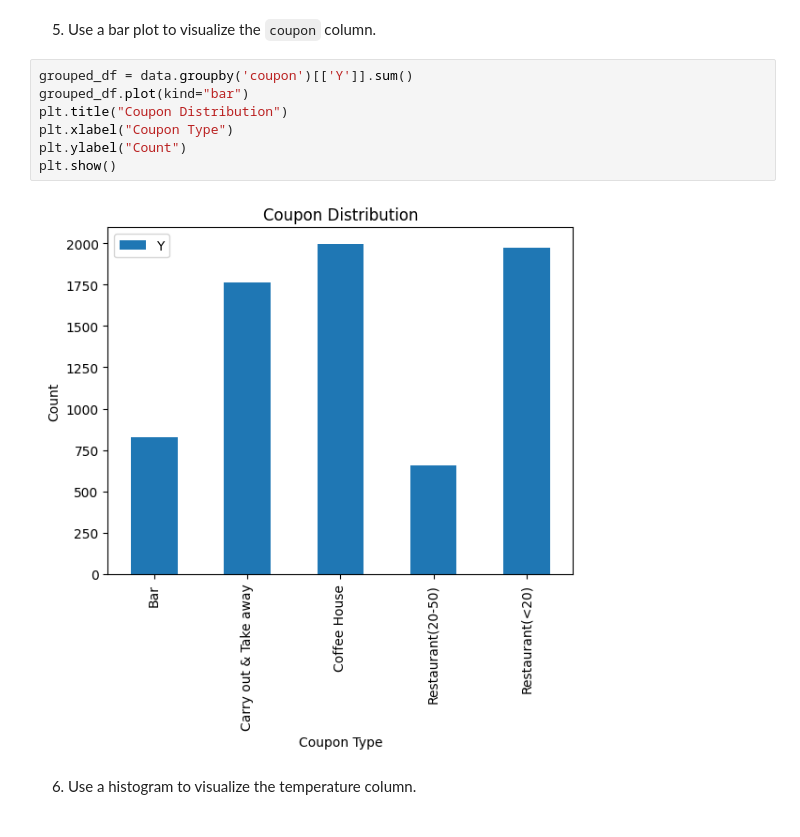
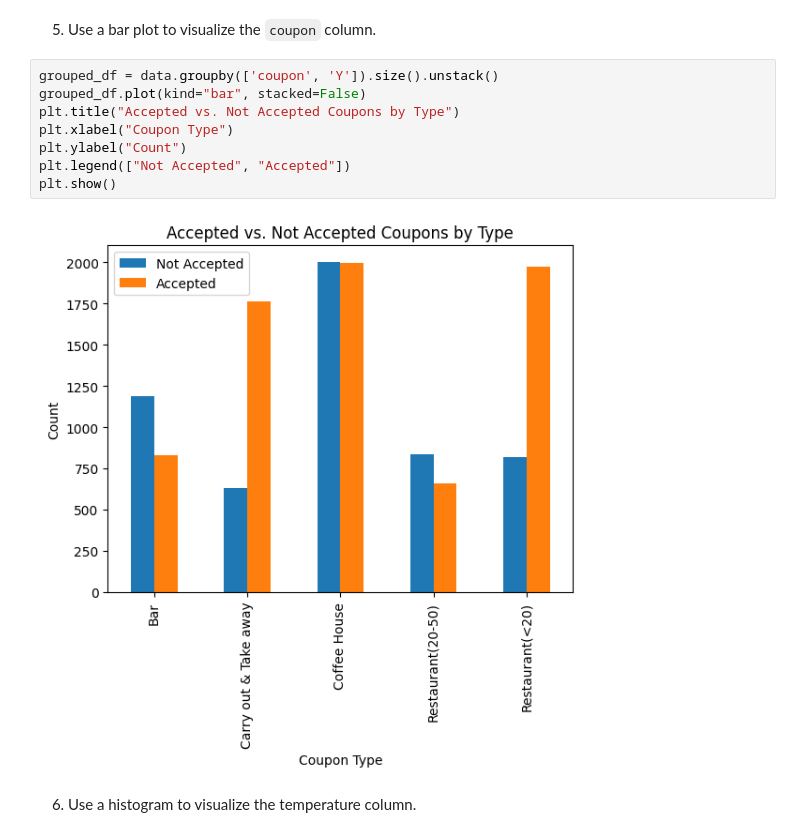
Before and after one commit to bytefirst7/practical_app1, a Jupyter notebook: prompt.ipynb, the cells around one changed output. Cells and saved outputs as stored; diff of their text form.

Commit message:
Creating  a more dynamic bar graph for Accepted vs Not Accepted Coupons

```diff
--- a/prompt.ipynb
+++ b/prompt.ipynb
@@ -151,14 +151,15 @@ print(x4)
 # %% [markdown]
 5. Use a bar plot to visualize the `coupon` column.
 # %%
-grouped_df = data.groupby('coupon')[['Y']].sum()
-grouped_df.plot(kind="bar")
-plt.title("Coupon Distribution")
+grouped_df = data.groupby(['coupon', 'Y']).size().unstack()
+grouped_df.plot(kind="bar", stacked=False)
+plt.title("Accepted vs. Not Accepted Coupons by Type")
 plt.xlabel("Coupon Type")
 plt.ylabel("Count")
+plt.legend(["Not Accepted", "Accepted"])
 plt.show()
 # %% [output]
-[figure, old version]
+[figure, new version]
 # %% [markdown]
 6. Use a histogram to visualize the temperature column.
 # %% [markdown]
```
